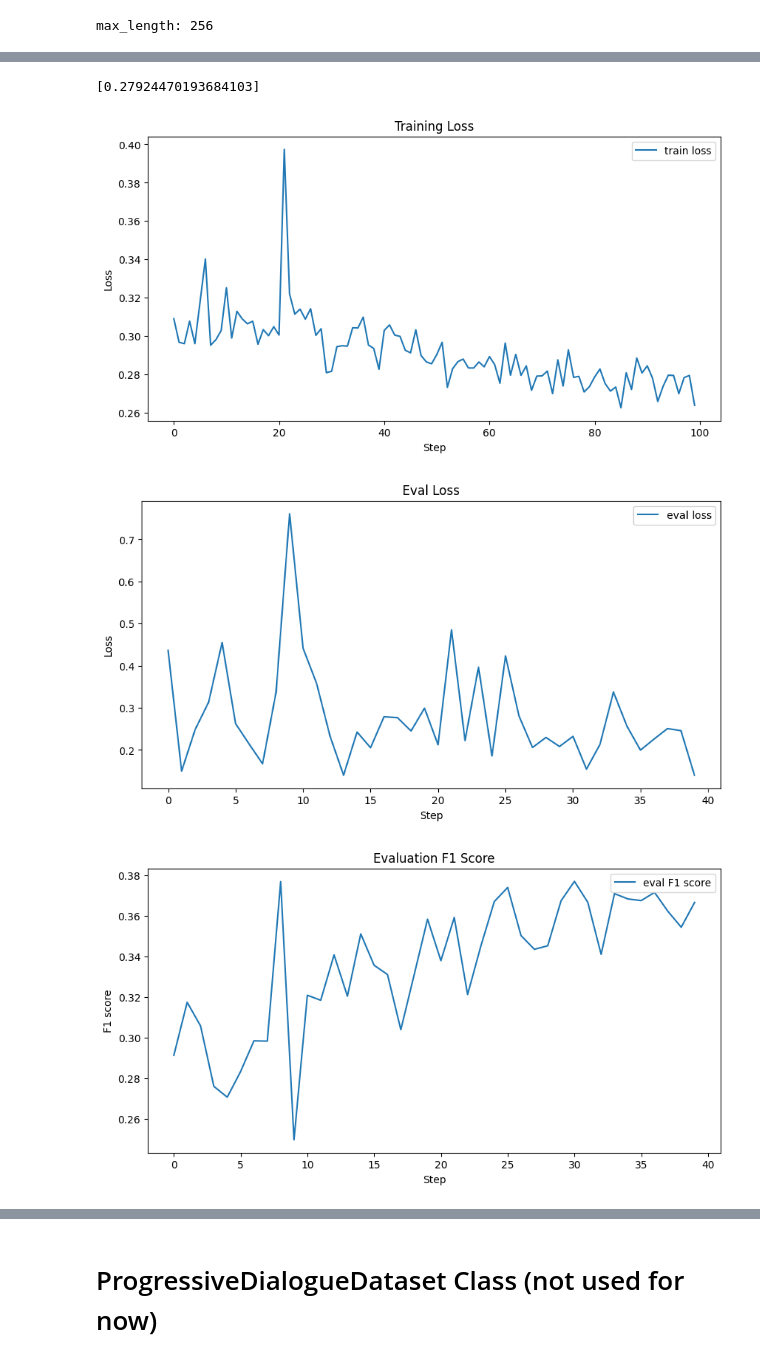
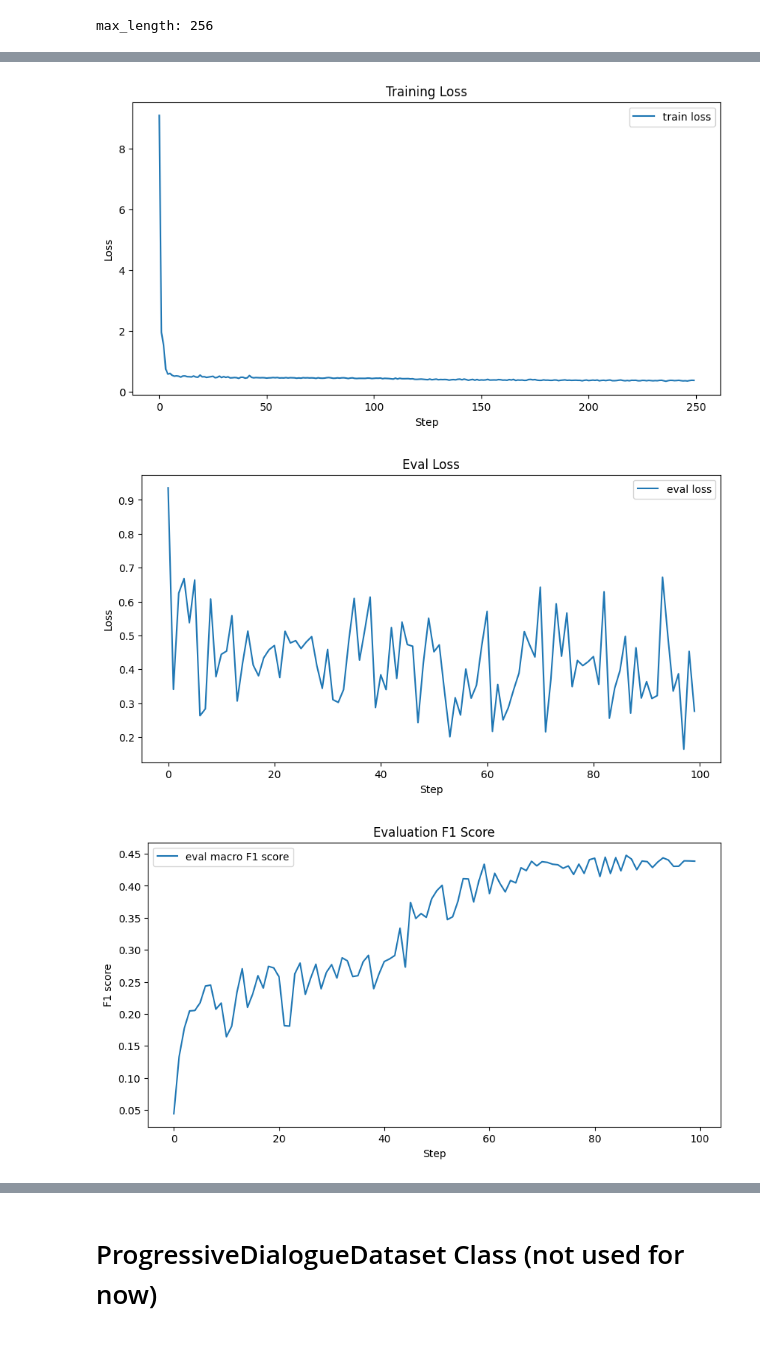
Before and after one commit to chenghan0516/Prefix_ERC, a Jupyter notebook: test.ipynb, the cells around one changed output, grey strips where cells are left out. Cells and saved outputs as stored; diff of their text form; code cells hidden in the pictures.

Commit message:
working on huggingface trainer integration

```diff
--- a/test.ipynb
+++ b/test.ipynb
@@ -34,10 +38,11 @@ max_length = 256
 do_train = True
 do_eval = True
 
-lr = 1e-3
+lr = 5e-3
+label_balance_factor = 0.7
 warmup_ratio=0.1
 weight_decay=0.01
-num_epochs = 20
+num_epochs = 50
 batch_size = 20
 logging_steps=250
 eval_steps=250
@@ -478,7 +483,7 @@ train_dataloader = DataLoader(
     dataset=dialogue_train_df_processed,
     batch_size=batch_size,
     shuffle=True,
-    # collate_fn=default_data_collator,
+    collate_fn=default_data_collator,
 )
 eval_dataloader = DataLoader(
     dataset=dialogue_eval_df_processed,
@@ -491,6 +496,7 @@ max_length: 256
 max_length: 256
 # %%
 # check the proportion of each label
+from math import sqrt
 num_labels={tokens:0 for tokens in emotion_token_to_id}
 for data in dialogue_train_df_processed:
     label = tuple(data["Label"].tolist())
@@ -501,8 +507,8 @@ CELoss_weight = torch.ones(model.base_model.config.vocab_size)
 for tokens in num_labels:
     id = emotion_token_to_id[tokens]
     name = emotion_id_to_name[id]
-    print(f"{name}: {num_labels[tokens]} ({num_labels[tokens]*100/len(dialogue_train_df_processed)}%)")
     for token in tokens[:-1]:
-        CELoss_weight[token] = num_sample_min/num_labels[tokens]
+        CELoss_weight[token] = (num_sample_min/num_labels[tokens])**(label_balance_factor)
+    print(f"{name}: {num_labels[tokens]} ({num_labels[tokens]*100/len(dialogue_train_df_processed)}%) weight: {(num_sample_min/num_labels[tokens])**(label_balance_factor)}")
 CELoss_weight = CELoss_weight.to(device)
 # %% [output]
@@ -570,7 +581,8 @@ cur_step = 0
 best_F1_score = 0
 train_loss_list = []
 eval_loss_list = []
-eval_F1_score_list = []
+eval_F1_score_list_macro = []
+eval_F1_score_list_weighted = []
 for epoch in trange(num_epochs, desc=" epoch loop", position=0):
     for batch in tqdm(train_dataloader, desc=" inner loop", position=1, leave=False):
         # move batch to device
@@ -650,19 +662,22 @@ for epoch in trange(num_epochs, desc=" epoch loop", position=0):
             precision = {label_id: num_true_positive[label_id] / num_prediction[label_id] if num_prediction[label_id] > 0 else 0 for label_id in range(len(emotion_token_to_id))}
             F1_score = {label_id: 2 * precision[label_id] * recall[label_id] / (precision[label_id] + recall[label_id]) if (precision[label_id] + recall[label_id]) > 0 else 0 for label_id in range(len(emotion_token_to_id))}
             macro_F1_score = np.mean(list(F1_score.values()))
+            weighted_F1_score = np.average(list(F1_score.values()), weights=list(num_label.values()))
             print(f"cur_step: {cur_step+1}")
             print("  loss:", eval_loss / len(eval_dataloader))
             print("  recall:", recall)
             print("  precision:", precision)
             print("  F1_score:", F1_score)
             print("  macro_F1_score:", macro_F1_score)
+            print("  weighted_F1_score:", weighted_F1_score)
             print("==========================================================================================")
             eval_loss_list.append(eval_loss.item() / len(eval_dataloader))
-            eval_F1_score_list.append(macro_F1_score)
+            eval_F1_score_list_macro.append(macro_F1_score)
+            eval_F1_score_list_weighted.append(weighted_F1_score)
 
             # save the model if the F1 score is better than the best F1 score
-            if macro_F1_score > best_F1_score:
-                best_F1_score = macro_F1_score
+            if weighted_F1_score > best_F1_score:
+                best_F1_score = weighted_F1_score
                 model.save_pretrained(output_dir)
                 tokenizer.save_pretrained(output_dir)
                 print(f"Model saved to {output_dir} with F1 score: {best_F1_score}")
@@ -762,38 +786,43 @@ cur_step: 3000
-# %%
-eval_loss_list_smooth
-# %% [output]
-[0.27924470193684103]
 # %%
 # draw the training and evaluation loss
 import matplotlib.pyplot as plt
 # smooth training loss
 avg_num = 100
 train_loss_list_smooth = [sum(train_loss_list[begin_idx:begin_idx+avg_num])/len(train_loss_list[begin_idx:begin_idx+avg_num]) for begin_idx in range(0, len(train_loss_list), avg_num)]
 plt.figure(figsize=(10, 5))
 plt.plot(train_loss_list_smooth, label="train loss")
 plt.xlabel("Step")
 plt.ylabel("Loss")
 plt.title("Training Loss")
 plt.legend()
 plt.show()
 
 plt.figure(figsize=(10, 5))
 plt.plot(eval_loss_list, label="eval loss")
 plt.xlabel("Step")
 plt.ylabel("Loss")
 plt.title("Eval Loss")
 plt.legend()
 plt.show()
 
 # draw the evaluation F1 score
 plt.figure(figsize=(10, 5))
-plt.plot(eval_F1_score_list, label="eval F1 score")
+plt.plot(eval_F1_score_list_macro, label="eval macro F1 score")
 plt.xlabel("Step")
 plt.ylabel("F1 score")
 plt.title("Evaluation F1 Score")
 plt.legend()
 plt.show()
+
+# draw the evaluation F1 score
+plt.figure(figsize=(10, 5))
+plt.plot(eval_F1_score_list_weighted, label="eval weighted F1 score")
+plt.xlabel("Step")
+plt.ylabel("F1 score")
+plt.title("Evaluation F1 Score")
+plt.legend()
+plt.show()
 # %% [output]
-[figure, old version]
+[figure, new version]
-[figure, old version]
+[figure, new version]
-[figure, old version]
+[figure, new version]
```
Also changed, not shown: parts of 16 cells of this notebook.
